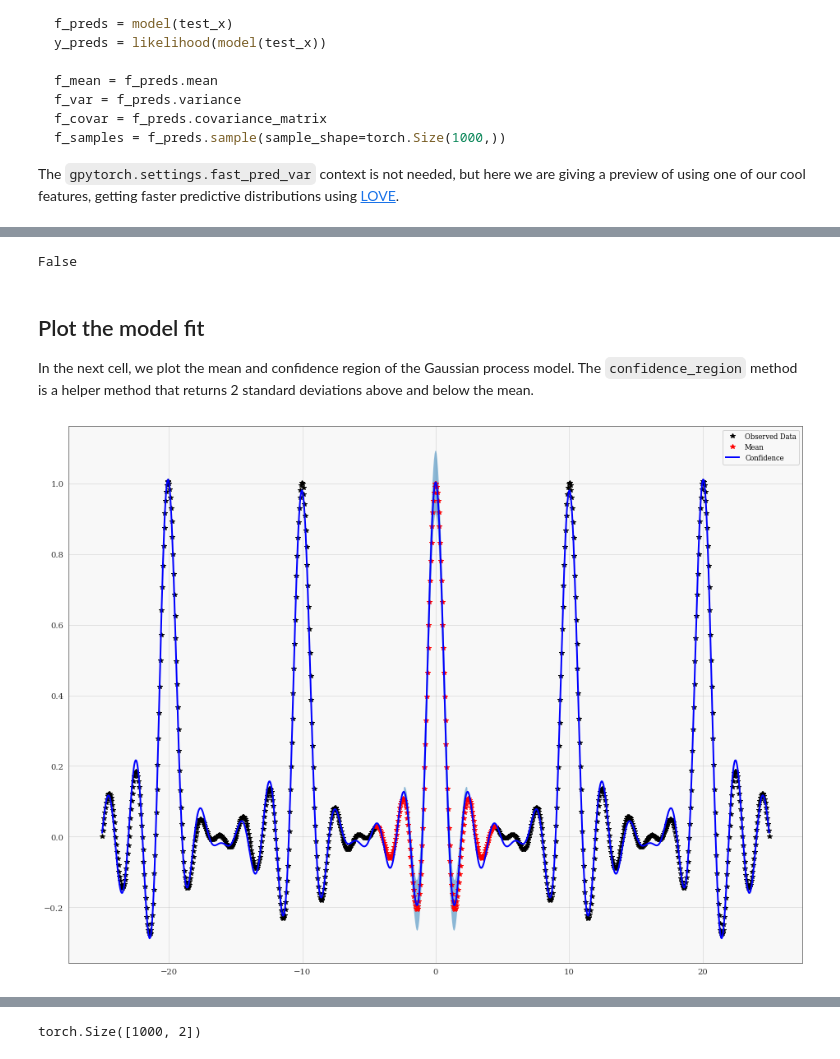
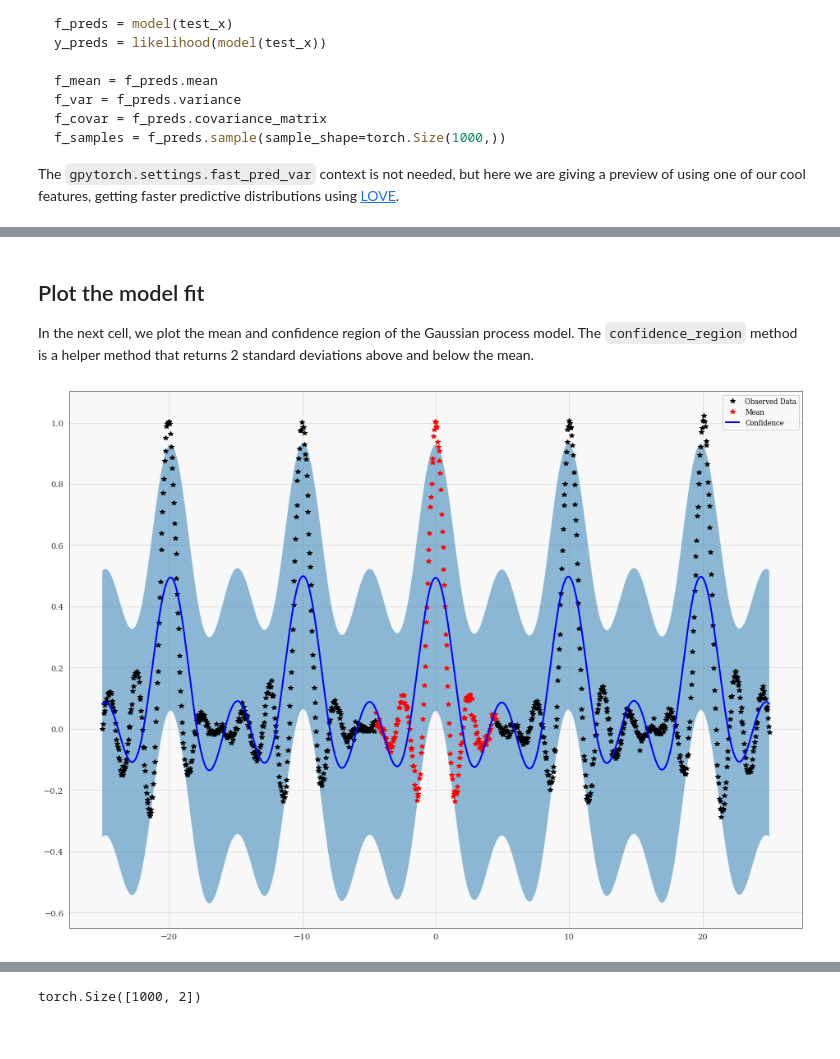
Before and after one commit to cornellius-gp/gpytorch, a Jupyter notebook: examples/01_Simple_GP_Regression/NS_Spectral_AF_Kernel_NS_Function.ipynb, the cells around one changed output, grey strips where cells are left out. Cells and saved outputs as stored; diff of their text form; code cells hidden in the pictures.

Commit message:
Add init

```diff
--- a/examples/01_Simple_GP_Regression/NS_Spectral_AF_Kernel_NS_Function.ipynb
+++ b/examples/01_Simple_GP_Regression/NS_Spectral_AF_Kernel_NS_Function.ipynb
@@ -70,20 +130,23 @@ from gpytorch.kernels import ScaleKernel
 from gpytorch.kernels.spectral_autoregressive_flow_kernel import RFNSSpectralNFKernel, RFNSSpectralDeltaKernel
 from gpytorch.mlls import ExactMarginalLogLikelihood
 # %%
+delta_t = (train_x[1] - train_x[0]).item()
+
 class ExactGPModel(gpytorch.models.ExactGP):
     def __init__(self, train_x, train_y, likelihood):
         super(ExactGPModel, self).__init__(train_x, train_y, likelihood)
         self.mean_module = gpytorch.means.ConstantMean()
 #         self.mean_module = gpytorch.means.ZeroMean()
-        base_covar_module = RFNSSpectralNFKernel(
+        base_covar_module = RFNSSpectralDeltaKernel(
             num_dims=train_x.size(-1),
-#             num_deltas=512,
-#             hidden_factors=[4, 4],
-#             activation='LeakyReLU',
-#             num_deltas=512,
-#             residual='gated',
-            nonstationary=True
+            num_deltas=1024,
+            init_scale=1./(math.pi * delta_t),
+            nonstationary=False
         )
+        base_covar_module.initialize_from_data(train_x, train_y)
+        smk = gpytorch.kernels.SpectralMixtureKernel(num_mixtures=1)
+        smk.mixture_scales = 30
+        smk.mixture_weights = 0.01
         self.covar_module = ScaleKernel(base_covar_module)
 
     def forward(self, x):
@@ -91,7 +154,8 @@ class ExactGPModel(gpytorch.models.ExactGP):
         covar_x = self.covar_module(x)
         return gpytorch.distributions.MultivariateNormal(mean_x, covar_x)
 
-likelihood = gpytorch.likelihoods.GaussianLikelihood(noise_constraint=gpytorch.constraints.GreaterThan(1e-10)).cuda()
-likelihood.register_prior("noise_prior", gpytorch.priors.HorseshoePrior(1), "noise")
-likelihood.noise = 1e-2
+likelihood = gpytorch.likelihoods.GaussianLikelihood(noise_constraint=gpytorch.constraints.GreaterThan(1e-11)).cuda()
+# likelihood.register_prior("noise_prior", gpytorch.priors.HorseshoePrior(0.1), "noise")
+likelihood.noise = 1e-3
+# likelihood.noise_covar.raw_noise.requires_grad_(False)
 model = ExactGPModel(train_x, train_y, likelihood).cuda()
@@ -198,7 +255,3 @@ with torch.no_grad(), gpytorch.settings.max_cholesky_size(5000), gpytorch.settin
     test_x_f = full_x.cuda().unsqueeze(-1)
     test_y_f = full_y.cuda()
     observed_pred = model.likelihood(model(test_x_f))
-# %%
-model.covar_module.base_kernel.training
-# %% [output]
-False
@@ -209,18 +264,18 @@ In the next cell, we plot the mean and confidence region of the Gaussian process
 # %%
 with torch.no_grad():
     # Initialize plot
     f, ax = plt.subplots(1, 1, figsize=(16, 12))
 
     # Get upper and lower confidence bounds
     lower, upper = observed_pred.confidence_region()
     # Plot training data as black stars
     ax.plot(train_x.detach().cpu().numpy(), train_y.detach().cpu().numpy(), 'k*')
-    ax.plot(test_x.detach().cpu().numpy(), test_y.detach().cpu().numpy(), 'r*')
+    ax.plot(test_x.detach().cpu().numpy(), (test_y + 0.01 * torch.randn_like(test_y)).detach().cpu().numpy(), 'r*')
     # Plot predictive means as blue line
     ax.plot(test_x_f.detach().cpu().numpy(), observed_pred.mean.detach().cpu().numpy(), 'b')
     # Shade between the lower and upper confidence bounds
     ax.fill_between(test_x_f.detach().cpu().squeeze().numpy(), lower.detach().cpu().numpy(), upper.detach().cpu().numpy(), alpha=0.5)
 #     ax.set_ylim([-3, 3])
     ax.legend(['Observed Data', 'Mean', 'Confidence'])
 # %% [output]
-[figure, old version]
+[figure, new version]
```
Also changed, not shown: parts of 16 cells of this notebook, 3 other files.
